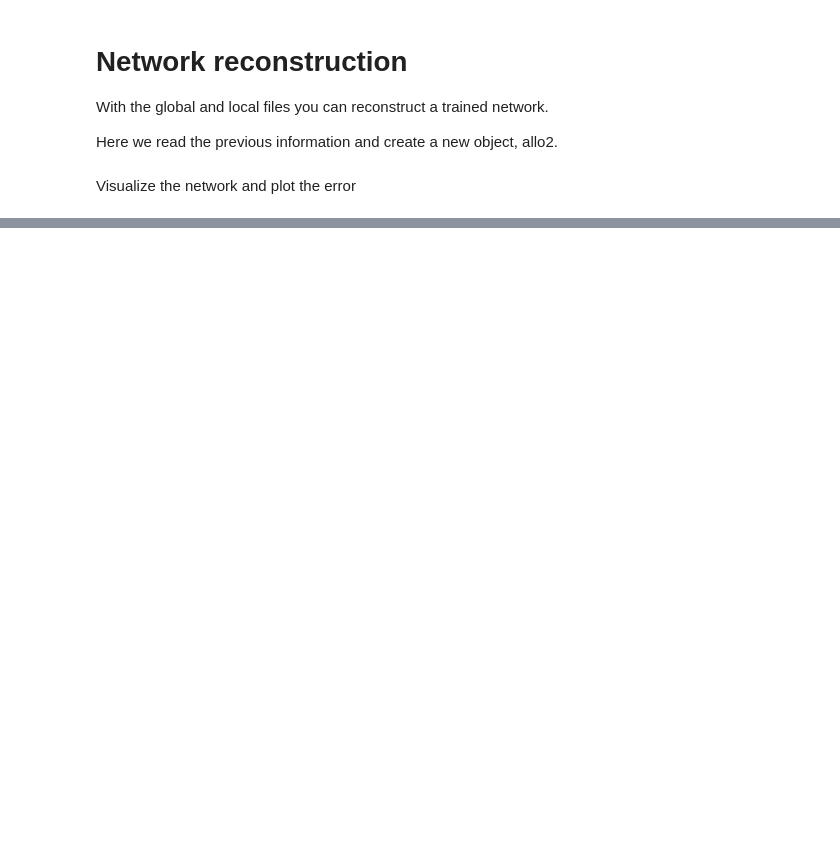
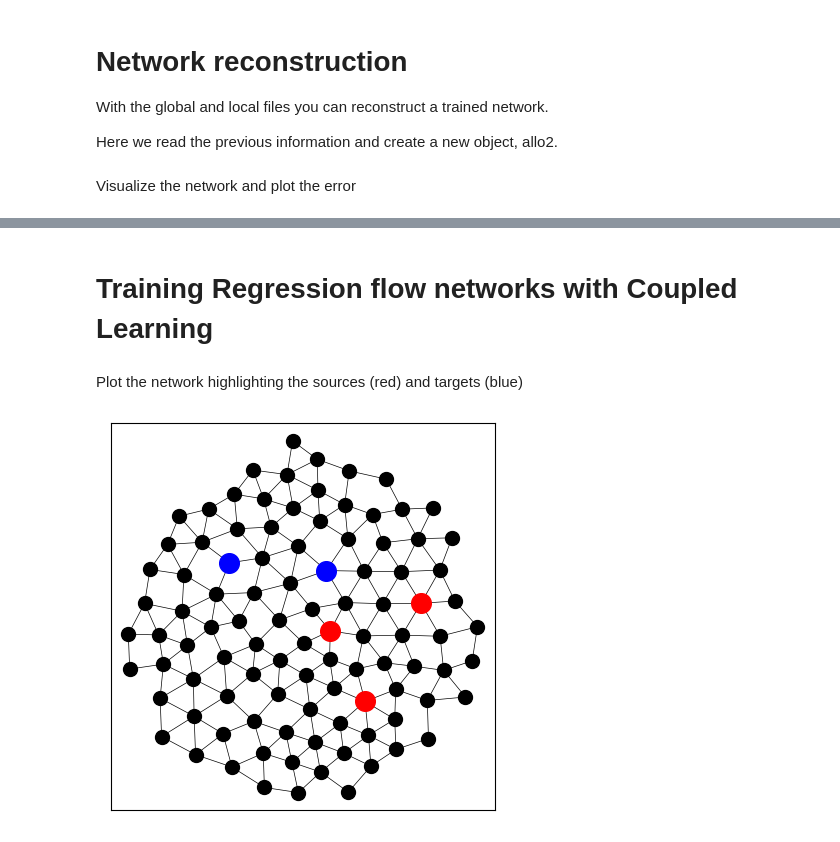
Before and after one commit to maguzj/coupled_learning, a Jupyter notebook: coupled_learning/example-training.ipynb, the cells around one changed output, grey strips where cells are left out. Cells and saved outputs as stored; diff of their text form; code cells hidden in the pictures; blank space fills up the shorter version.

```diff
--- a/coupled_learning/example-training.ipynb
+++ b/coupled_learning/example-training.ipynb
@@ -113,7 +116,7 @@ The save_state option generates a CSV file containing all the conductances at ea
 # %%
 allo.reset_training()
 allo.setConductances(initial_conductances)
-n_epochs = 100
+n_epochs = 10
 n_steps_per_epoch = 10
 eta = 0.1
 name = 'example-network'
@@ -181,0 +186,22 @@ Text(0.5, 1.0, 'Training loss')
+# %% [markdown]
+# Training Regression flow networks with Coupled Learning
+# %%
+nodes_source = np.array([0,49,23])
+indices_source = np.array([list(allo.graph.nodes).index(node) for node in nodes_source])
+
+ntrain = 100
+input_xy = np.random.rand(ntrain,2)
+inputs_source = np.c_[input_xy, np.zeros(ntrain)]
+
+
+
+nodes_target = np.array([15,43])
+indices_target = np.array([list(allo.graph.nodes).index(node) for node in nodes_target])
+output_target = np.array([np.array([[0.15,0.2],[0.1,0.3]]) @ input_xy[i] for i in range(ntrain)])
+_ = allo.set_task(indices_source, inputs_source, indices_target, output_target)
+# %% [markdown]
+Plot the network highlighting the sources (red) and targets (blue)
+# %%
+allo.plot_circuit(highlight_nodes=True)
+# %% [output]
+[figure, added]
```
Also changed, not shown: parts of 14 cells of this notebook, 1 other file.
